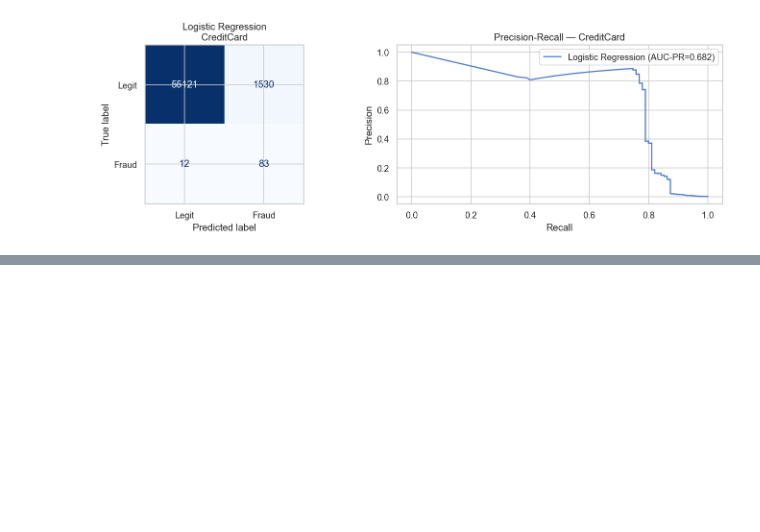
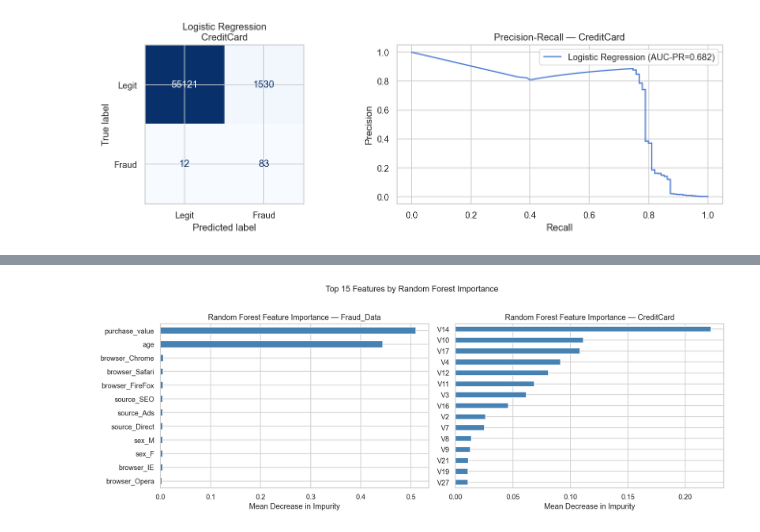
Before and after one commit to Redeat-Birhane/fraud-detection, a Jupyter notebook: notebooks/modeling.ipynb, the cells around one changed output, grey strips where cells are left out. Cells and saved outputs as stored; diff of their text form; code cells hidden in the pictures; blank space fills up the shorter version.

```diff
--- a/notebooks/modeling.ipynb
+++ b/notebooks/modeling.ipynb
@@ -283,0 +396,26 @@ weighted avg     0.9982    0.9728    0.9847     56746
+# %%
+# --- 4.3 Random Forest Feature Importance ---
+fig, axes = plt.subplots(1, 2, figsize=(14, 5))
+
+for ax, model, X_train, name in [
+    (axes[0], rf_fraud, fraud_X_train, 'Fraud_Data'),
+    (axes[1], rf_cc,    cc_X_train,    'CreditCard')
+]:
+    try:
+        importance = pd.Series(
+            model.feature_importances_,
+            index=X_train.columns
+        ).sort_values(ascending=False).head(15)
+
+        importance.plot(kind='barh', ax=ax, color='steelblue', edgecolor='white')
+        ax.invert_yaxis()
+        ax.set_title(f'Random Forest Feature Importance — {name}')
+        ax.set_xlabel('Mean Decrease in Impurity')
+    except Exception as e:
+        logger.error(f'Feature importance plot failed for {name}: {e}')
+
+plt.suptitle('Top 15 Features by Random Forest Importance', fontsize=13, y=1.02)
+plt.tight_layout()
+plt.show()
+# %% [output]
+[figure, added]
```
Also changed, not shown: parts of 3 cells of this notebook.
